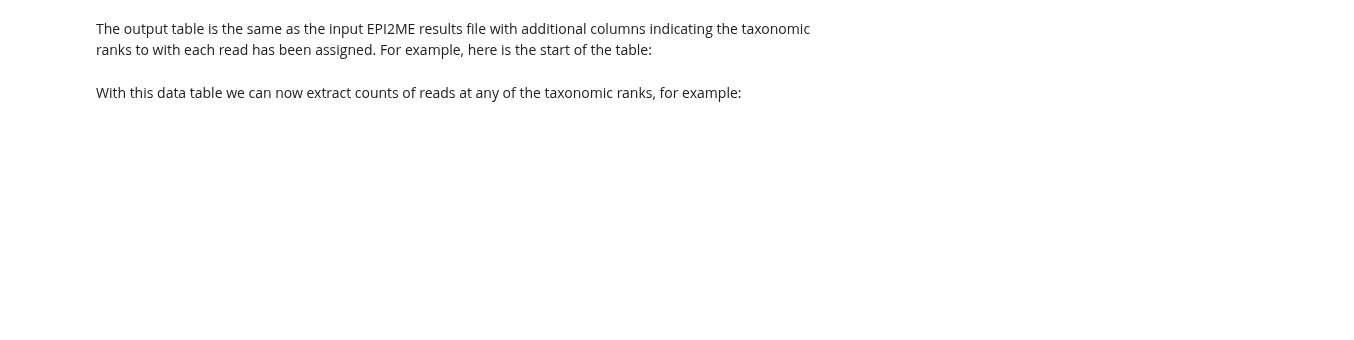
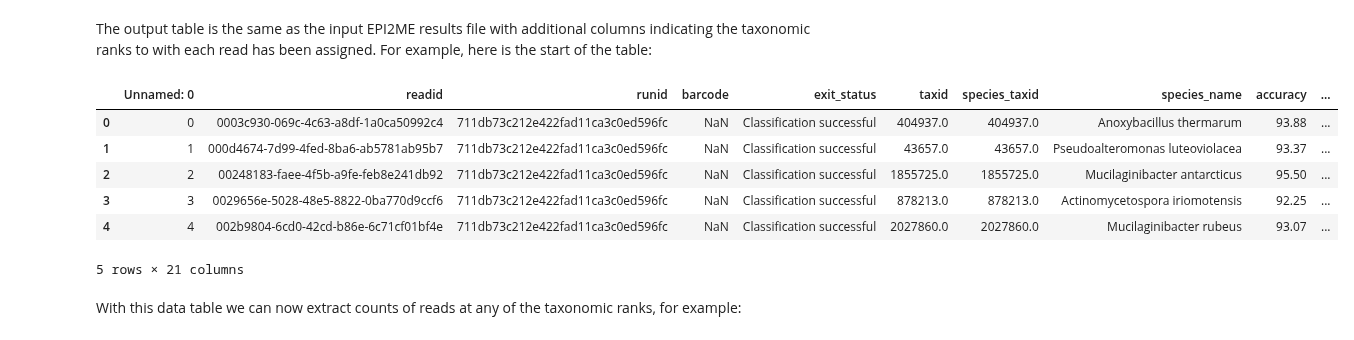
Before and after one commit to genignored/tutorials, a Jupyter notebook: Analysis_of_EPI2ME_16S_CSV_Output.ipynb, the cells around one changed output. Saved outputs shown, nothing was run; the diff lists cells and outputs as text; code cells hidden in the pictures; blank space fills up the shorter version.

```diff
--- a/Analysis_of_EPI2ME_16S_CSV_Output.ipynb
+++ b/Analysis_of_EPI2ME_16S_CSV_Output.ipynb
@@ -153,3 +177,14 @@ display(epi2me.head())
+# %%
+epi2me = pd.read_csv(annotated_output)
+display(epi2me.head())
+# %% [output]
+|  | Unnamed: 0 | readid | runid | barcode | exit_status | taxid | species_taxid | species_name | accuracy | ... |
+| 0 | 0 | 0003c930-069c-4c63-a8df-1a0ca50992c4 | 711db73c212e422fad11ca3c0ed596fc | NaN | Classification successful | 404937.0 | 404937.0 | Anoxybacillus thermarum | 93.88 | ... |
+| 1 | 1 | 000d4674-7d99-4fed-8ba6-ab5781ab95b7 | 711db73c212e422fad11ca3c0ed596fc | NaN | Classification successful | 43657.0 | 43657.0 | Pseudoalteromonas luteoviolacea | 93.37 | ... |
+| 2 | 2 | 00248183-faee-4f5b-a9fe-feb8e241db92 | 711db73c212e422fad11ca3c0ed596fc | NaN | Classification successful | 1855725.0 | 1855725.0 | Mucilaginibacter antarcticus | 95.50 | ... |
+| 3 | 3 | 0029656e-5028-48e5-8822-0ba770d9ccf6 | 711db73c212e422fad11ca3c0ed596fc | NaN | Classification successful | 878213.0 | 878213.0 | Actinomycetospora iriomotensis | 92.25 | ... |
+| 4 | 4 | 002b9804-6cd0-42cd-b86e-6c71cf01bf4e | 711db73c212e422fad11ca3c0ed596fc | NaN | Classification successful | 2027860.0 | 2027860.0 | Mucilaginibacter rubeus | 93.07 | ... |
+5 rows × 21 columns
 # %% [markdown]
 With this data table we can now extract counts of reads at any of the taxonomic ranks, for example:
 # %%
```
Also changed, not shown: parts of 6 cells of this notebook.
